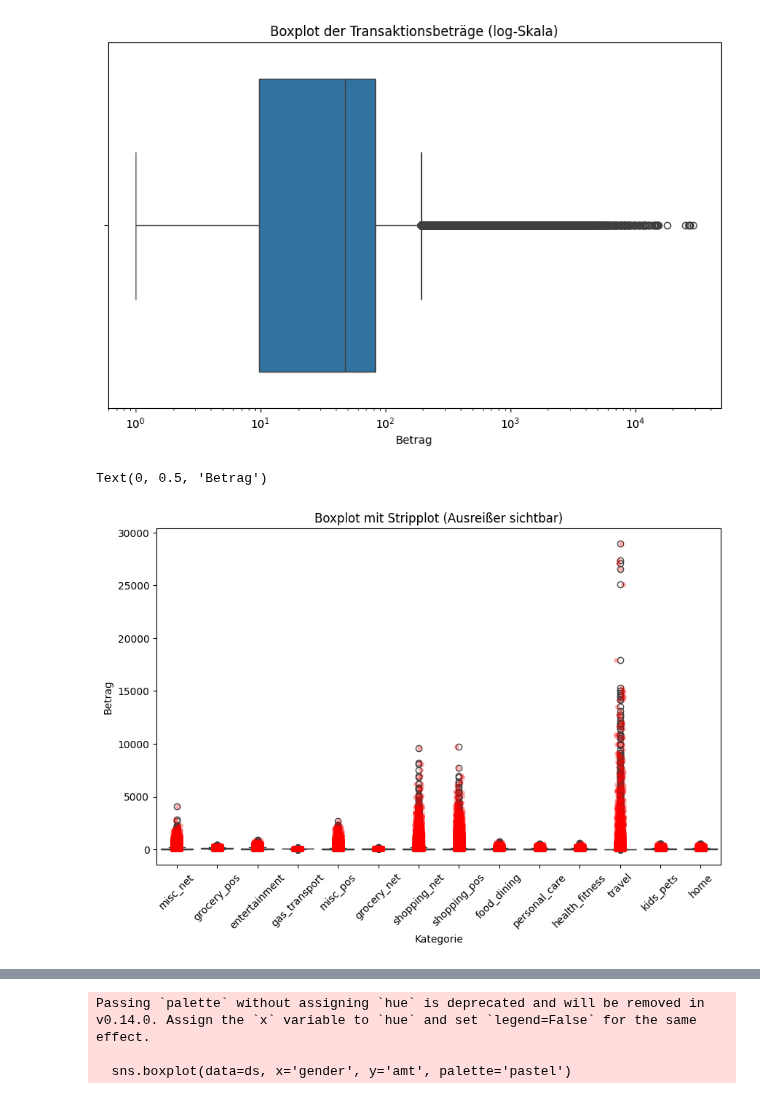
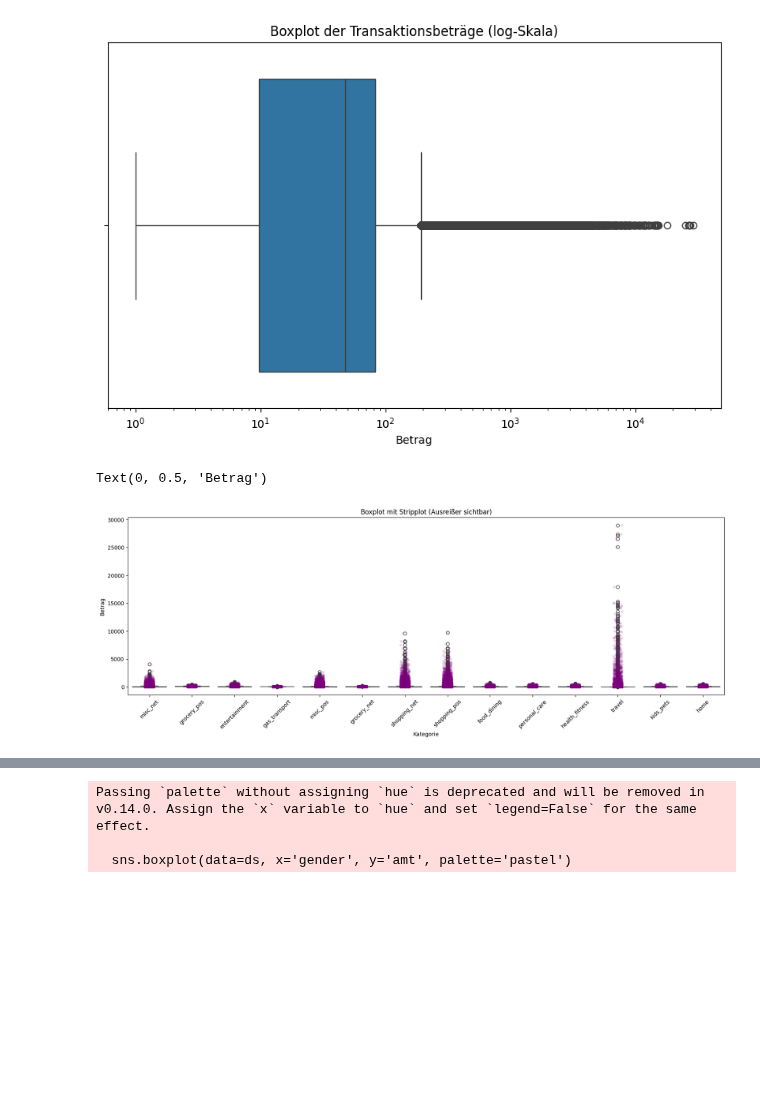
Before and after one commit to philethaler/Statistik-Datenbank, a Jupyter notebook: Analyse_3.ipynb, the cells around one changed output, grey strips where cells are left out. Saved outputs shown, nothing was run; the diff lists cells and outputs as text; code cells hidden in the pictures; blank space fills up the shorter version.

```diff
--- a/Analyse_3.ipynb
+++ b/Analyse_3.ipynb
@@ -156,13 +162,13 @@ Text(0.5, 0, 'Betrag')
 [figure]
 [figure]
 # %%
-plt.figure()
+plt.figure(figsize=(20, 6))
 sns.boxplot(data=ds, x='category', y='amt')
-sns.stripplot(data=ds, x='category', y='amt', color='red', alpha=0.3, jitter=True)
+sns.stripplot(data=ds, x='category', y='amt', color='purple', alpha=0.15, jitter=True)
 plt.xticks(rotation=45)
 plt.title("Boxplot mit Stripplot (Ausreißer sichtbar)")
 plt.xlabel("Kategorie")
 plt.ylabel("Betrag")
 # %% [output]
 Text(0, 0.5, 'Betrag')
-[figure, old version]
+[figure, new version]
```
Also changed, not shown: parts of 5 cells of this notebook, 2 other files.
